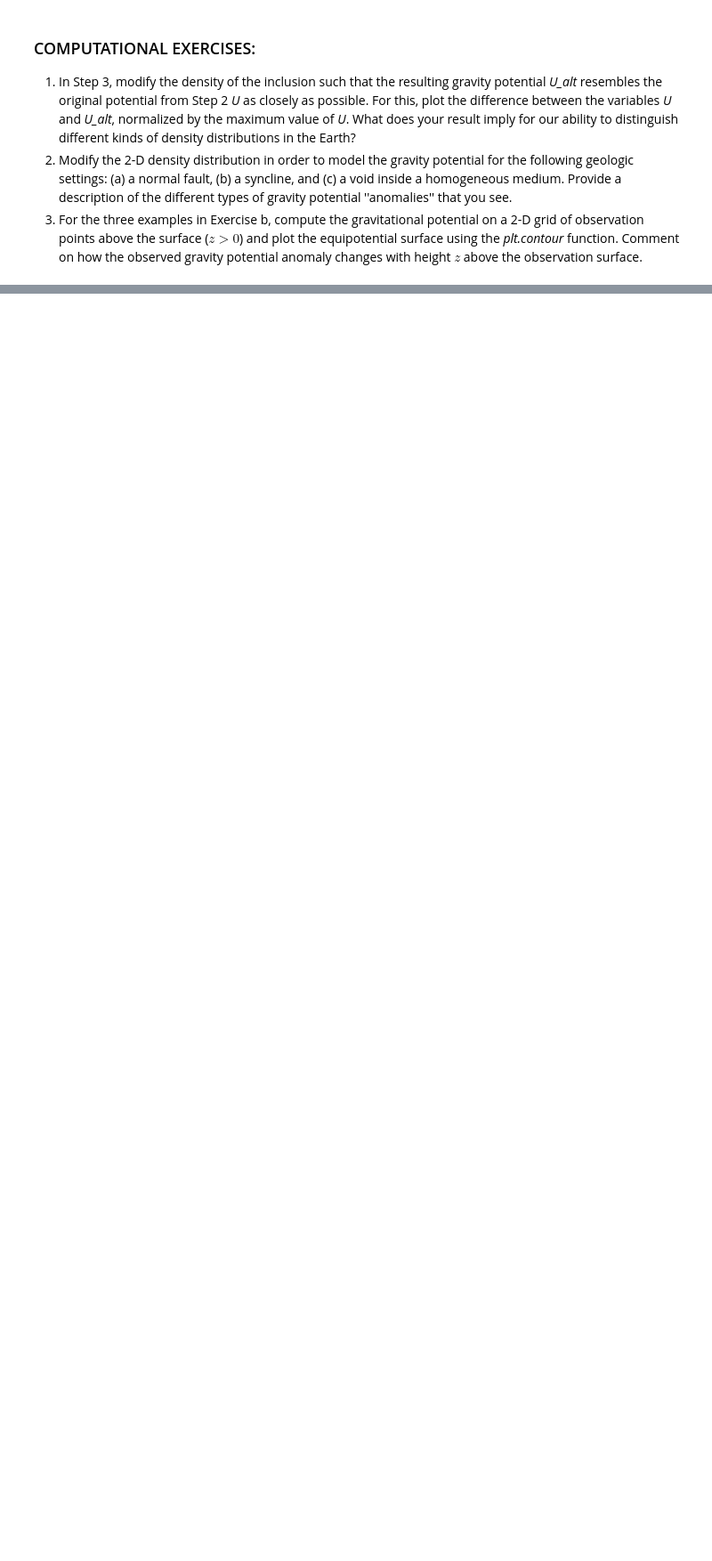
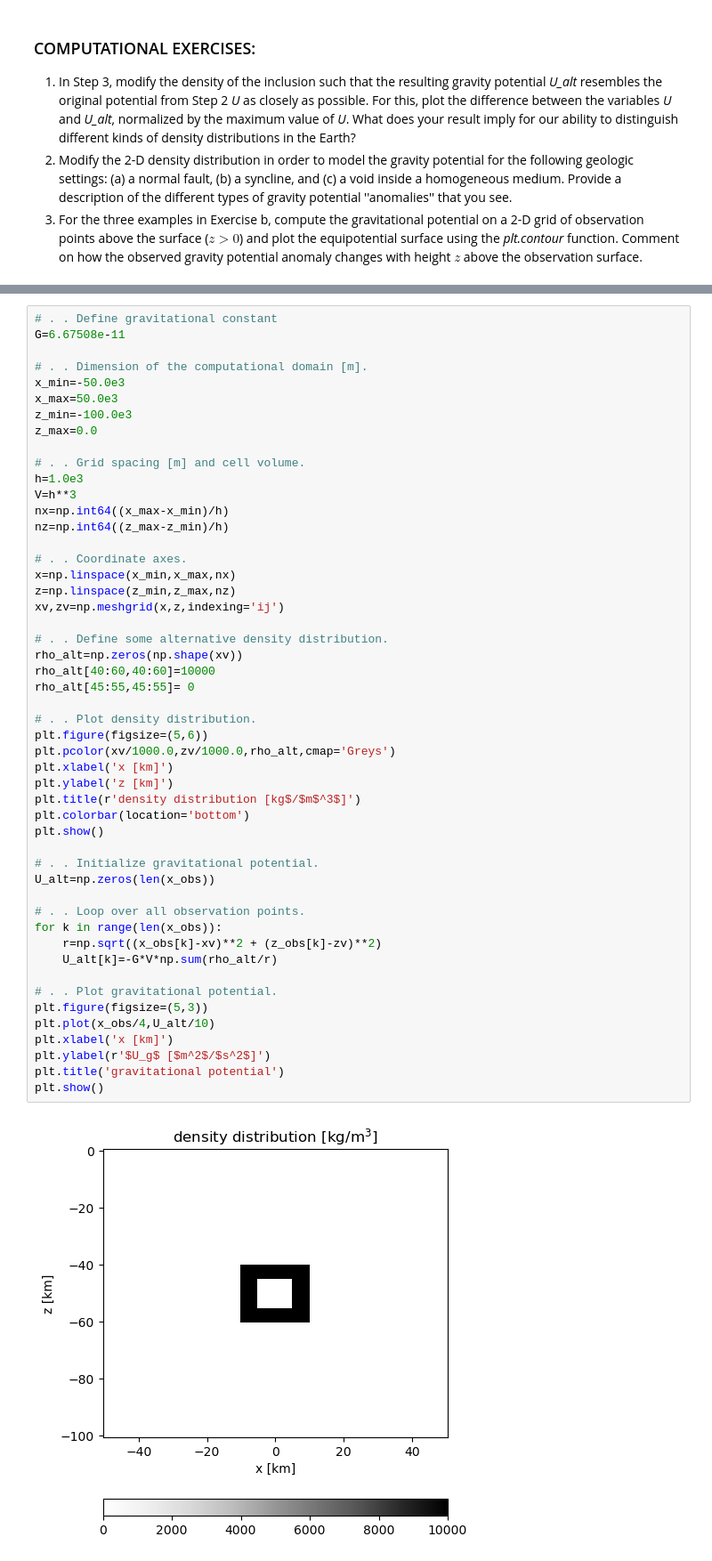
Before and after one commit to lillian-hanson/gpgn-318-328-notebooks, a Jupyter notebook: gpgn328/Assignment2-1.ipynb, the cells around one changed output, grey strips where cells are left out. Shown at 89% size. Drawn from its saved outputs; the diff is of its cells as text; blank space fills up the shorter version.

```diff
--- a/gpgn328/Assignment2-1.ipynb
+++ b/gpgn328/Assignment2-1.ipynb
@@ -245,0 +379,52 @@ plt.show()
+# %%
+# . . Define gravitational constant
+G=6.67508e-11
+
+# . . Dimension of the computational domain [m].
+x_min=-50.0e3
+x_max=50.0e3
+z_min=-100.0e3
+z_max=0.0
+
+# . . Grid spacing [m] and cell volume.
+h=1.0e3
+V=h**3
+nx=np.int64((x_max-x_min)/h)
+nz=np.int64((z_max-z_min)/h)
+
+# . . Coordinate axes.
+x=np.linspace(x_min,x_max,nx)
+z=np.linspace(z_min,z_max,nz)
+xv,zv=np.meshgrid(x,z,indexing='ij')
+
+# . . Define some alternative density distribution.
+rho_alt=np.zeros(np.shape(xv))
+rho_alt[40:60,40:60]=10000
+rho_alt[45:55,45:55]= 0
+
+# . . Plot density distribution.
+plt.figure(figsize=(5,6))
+plt.pcolor(xv/1000.0,zv/1000.0,rho_alt,cmap='Greys')
+plt.xlabel('x [km]')
+plt.ylabel('z [km]')
+plt.title(r'density distribution [kg$/$m$^3$]')
+plt.colorbar(location='bottom')
+plt.show()
+
+# . . Initialize gravitational potential.
+U_alt=np.zeros(len(x_obs))
+
+# . . Loop over all observation points.
+for k in range(len(x_obs)):
+    r=np.sqrt((x_obs[k]-xv)**2 + (z_obs[k]-zv)**2)
+    U_alt[k]=-G*V*np.sum(rho_alt/r)
+
+# . . Plot gravitational potential.
+plt.figure(figsize=(5,3))
+plt.plot(x_obs/4,U_alt/10)
+plt.xlabel('x [km]')
+plt.ylabel(r'$U_g$ [$m^2$/$s^2$]')
+plt.title('gravitational potential')
+plt.show()
+# %% [output]
+[figure, added]
```
Also changed, not shown: parts of 11 cells of this notebook.
